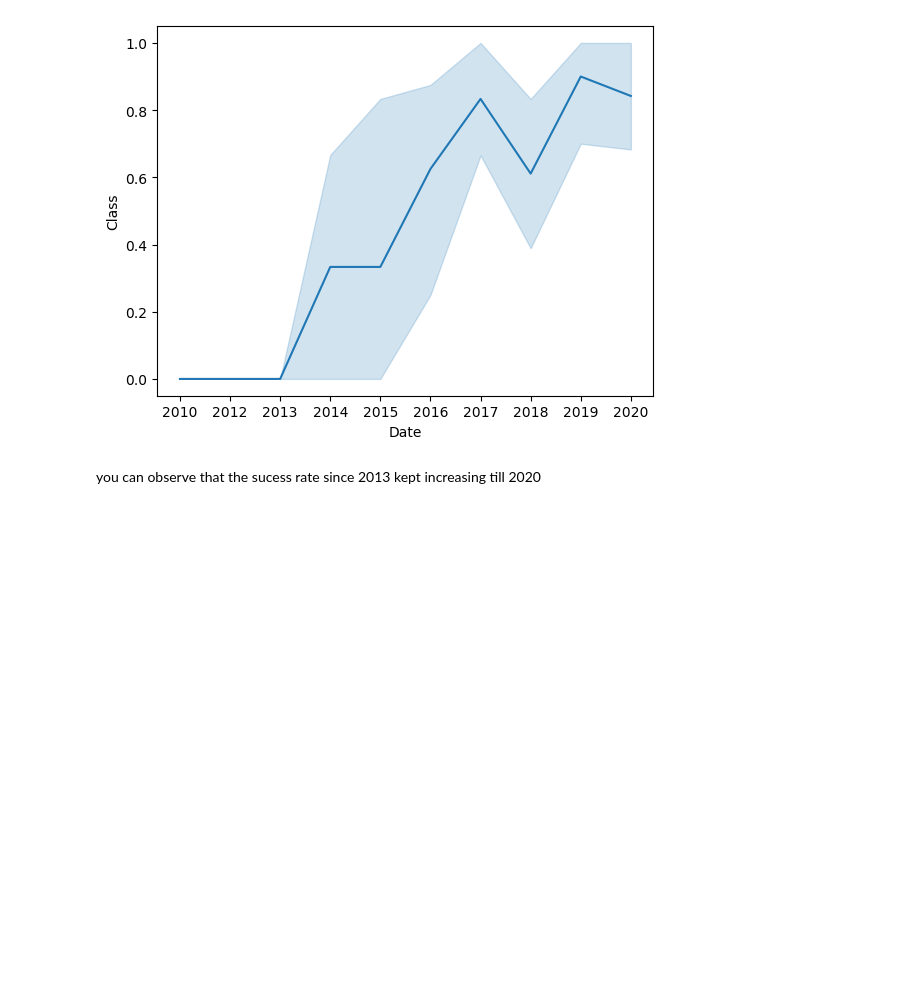
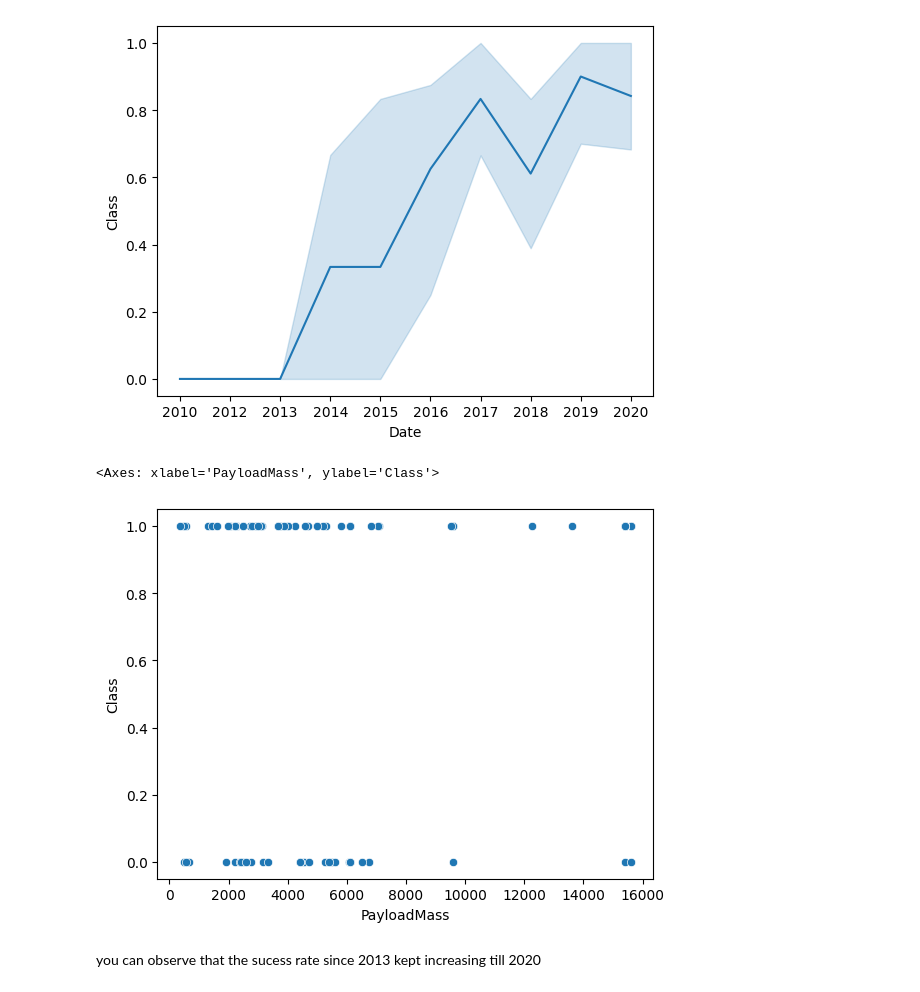
Before and after one commit to Emonlusk/Applied_DS, a Jupyter notebook: edadataviz.ipynb, the cells around one changed output. Drawn from its saved outputs; the diff is of its cells as text; code cells hidden in the pictures; blank space fills up the shorter version.

```diff
--- a/edadataviz.ipynb
+++ b/edadataviz.ipynb
@@ -62,13 +54,11 @@ please provide us feedback at https://github.com/pandas-dev/pandas/issues/54466
 # %% [markdown]
 First, let's read the SpaceX dataset into a Pandas dataframe and print its summary
 # %%
-from js import fetch
-import io
+
 
 URL = "https://cf-courses-data.s3.us.cloud-object-storage.appdomain.cloud/IBM-DS0321EN-SkillsNetwork/datasets/dataset_part_2.csv"
-resp = await fetch(URL)
-dataset_part_2_csv = io.BytesIO((await resp.arrayBuffer()).to_py())
-df=pd.read_csv(dataset_part_2_csv)
+
+df=pd.read_csv(URL)
 df.head(5)
 # %% [output]
 |  | FlightNumber | Date | BoosterVersion | PayloadMass | Orbit | LaunchSite | Outcome | Flights | GridFins | ... |
@@ -186,6 +176,11 @@ sns.lineplot(data=df,x='Date',y='Class')
 # %% [output]
 <AxesSubplot:xlabel='Date', ylabel='Class'>
 [figure]
+# %%
+sns.scatterplot(data=df,x='PayloadMass',y='Class')
+# %% [output]
+<Axes: xlabel='PayloadMass', ylabel='Class'>
+[figure, added]
 # %% [markdown]
 you can observe that the sucess rate since 2013 kept increasing till 2020
 # %% [markdown]
```
Also changed, not shown: parts of 1 cell of this notebook, 4 other files.
